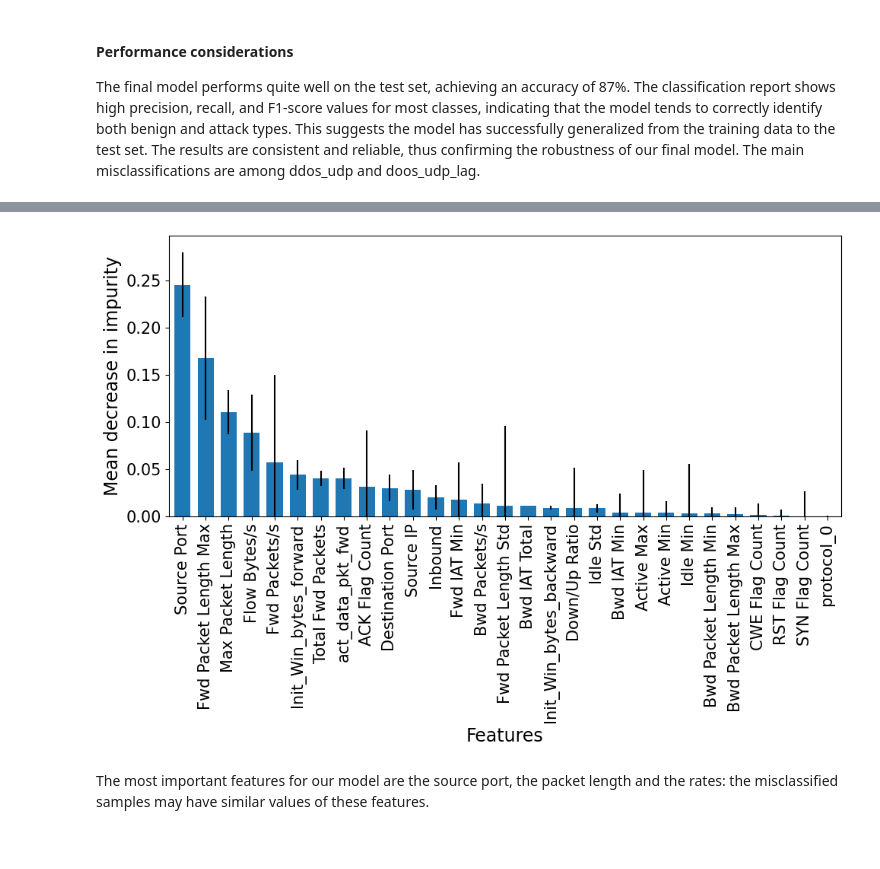
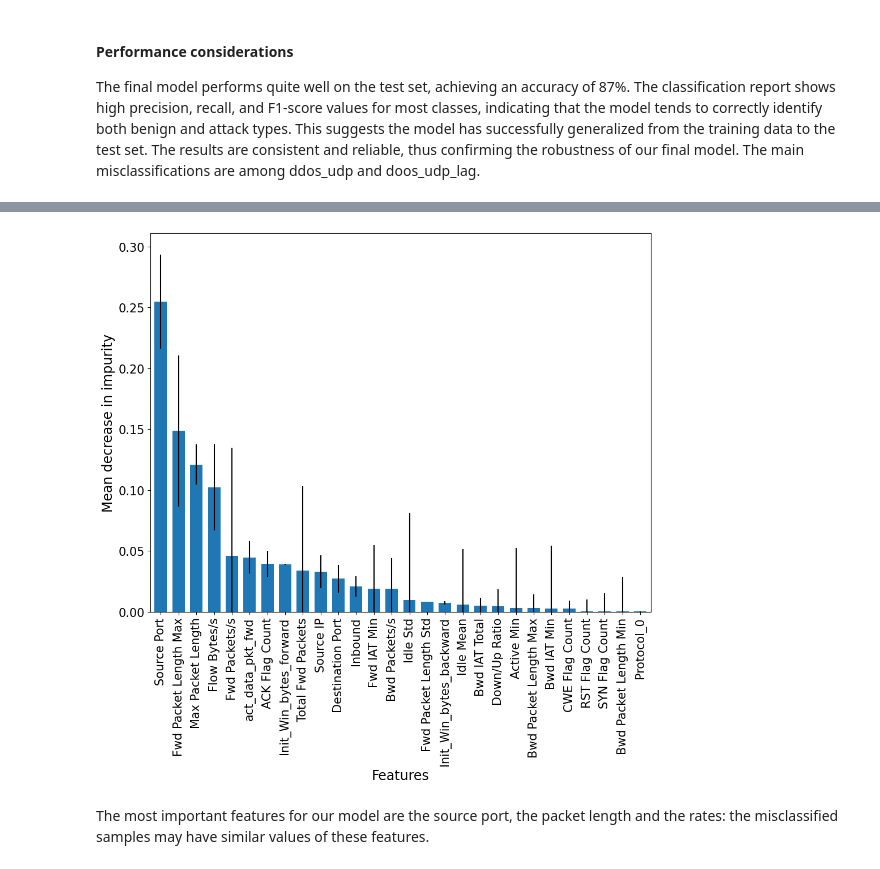
Before and after one commit to iochia02/ML4N_project, a Jupyter notebook: Code/3-supervised_learning.ipynb, the cells around one changed output, grey strips where cells are left out. Saved outputs shown, nothing was run; the diff lists cells and outputs as text; code cells hidden in the pictures.

Commit message:
Added preprocessing and GridSearchCV

```diff
--- a/Code/3-supervised_learning.ipynb
+++ b/Code/3-supervised_learning.ipynb
@@ -624,0 +502,2 @@ The best value of _'max_iterations'_ on training seems to be 20000, achieving an
+# %%
+fit_until_convergence(X_train_val, y_train_val, max_iter_start=50, step=100, solver='newton-cg')
@@ -1043,17 +898,0 @@ weighted avg       0.87      0.87      0.87     19272
-# %%
-# NB
-gb_clf = GaussianNB(var_smoothing=1e-17)
-start = time.time()
-gb_clf.fit(X_train_val, y_train_val)
-fit_end = time.time()
-y_train_pred_gb = gb_clf.predict(X_train_val)
-y_test_pred_gb = gb_clf.predict(X_test)
-predict_end = time.time()
-print(f"NB fit time: {fit_end-start:.2f}s - Predict time: {predict_end-fit_end:.2f}")
-
-print("NB")
-# classification report
-print('Training set')
-print(classification_report(y_train_val, y_train_pred_gb, zero_division=0))
-print('Test set')
-print(classification_report(y_test, y_test_pred_gb, zero_division=0))
@@ -1078,17 +898,0 @@ weighted avg       0.61      0.62      0.54     19272
-# %%
-# SVM
-svc_clf = LinearSVC(C=10, loss='squared_hinge', max_iter=1000, tol=1e-6)
-start = time.time()
-svc_clf.fit(X_train_val, y_train_val)
-fit_end = time.time()
-y_train_pred_svc = svc_clf.predict(X_train_val)
-y_test_pred_svc = svc_clf.predict(X_test)
-predict_end = time.time()
-print(f"SVM fit time: {fit_end-start:.2f}s - Predict time: {predict_end-fit_end:.2f}")
-
-print("SVM")
-# classification report
-print('Training set')
-print(classification_report(y_train_val, y_train_pred_svc))
-print('Test set')
-print(classification_report(y_test, y_test_pred_svc))
@@ -1229,7 +1104,7 @@ A portion of 70% is quite effective, as it achieves an accuracy of approximately
 ### Testing our best model on test set
 Based on the previous analysis, we retrain our final model with all of the aforementioned best selections on all data except test set. In conclusion, we output the final performance in terms of classification report and confusion matrix on the test set.
 # %%
-final_model = RandomForestClassifier(n_estimators=50, max_depth=15, min_samples_leaf=1, max_features='sqrt', criterion='gini', random_state=15)
+final_model = RandomForestClassifier(**grid_search_rf.best_params_, random_state=11)
 final_model.fit(X_train_val, y_train_val)
 y_pred = final_model.predict(X_test)
 # %%
@@ -1304,14 +1182,14 @@ Elapsed time to compute the importances: 0.011 seconds
 # %%
-forest_importances = pd.Series(importances, index=df.drop(columns='label').columns)
+forest_importances = pd.Series(importances, index=X_test_df.columns)
 forest_importances = forest_importances.sort_values(ascending=False)
-plt.figure(figsize=(10,7))
+plt.figure(figsize=(10,10))
 forest_importances.plot.bar(yerr=std, width=0.7)
 plt.ylabel("Mean decrease in impurity", fontsize=17)
 plt.xlabel("Features", fontsize=17)
 plt.ylim(bottom=0)
 plt.tick_params(labelsize=15)
 plt.tight_layout()
 # %% [output]
-[figure, old version]
+[figure, new version]
 # %% [markdown]
 The most important features for our model are the source port, the packet length and the rates: the misclassified samples may have similar values of these features.
```
Also changed, not shown: parts of 85 cells of this notebook.
